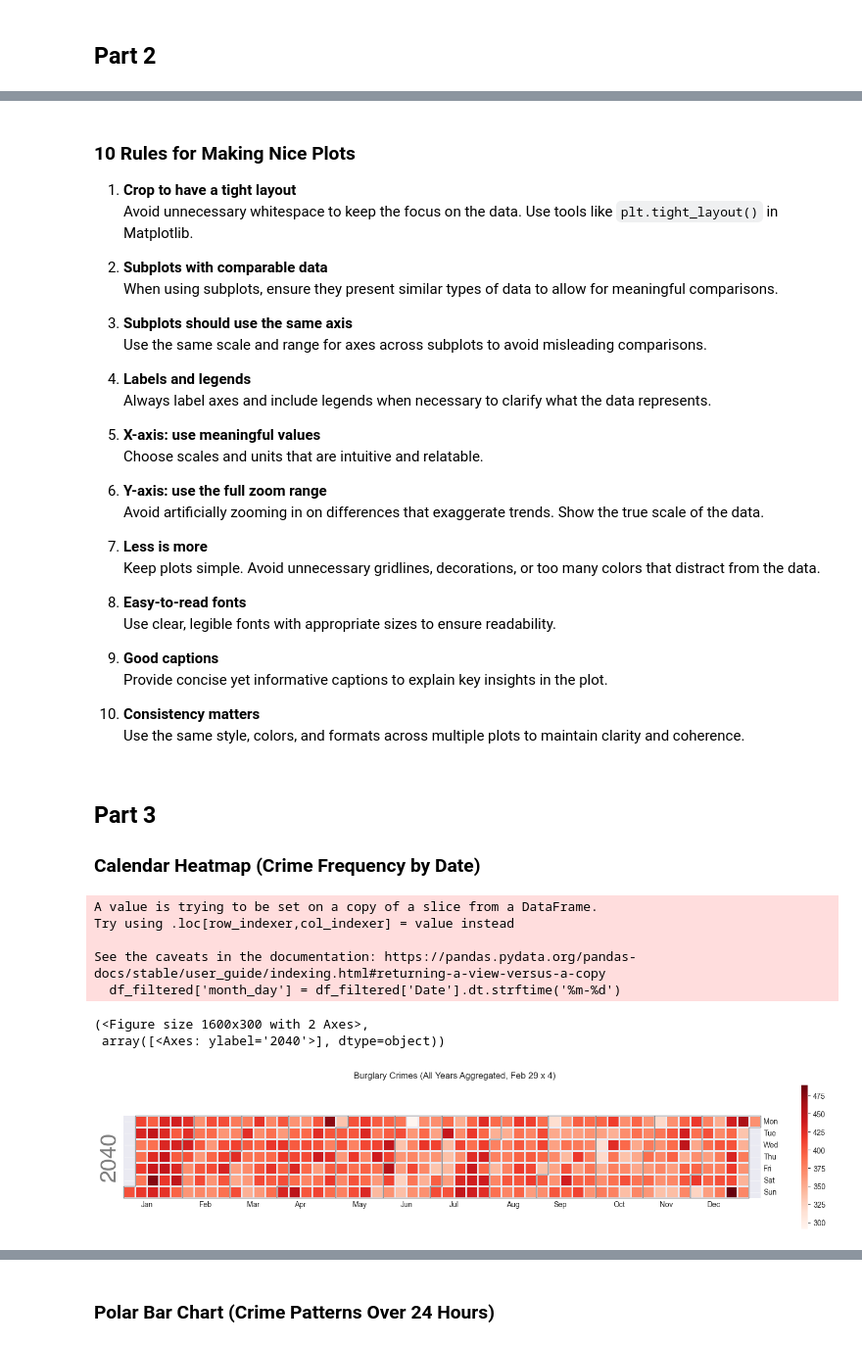
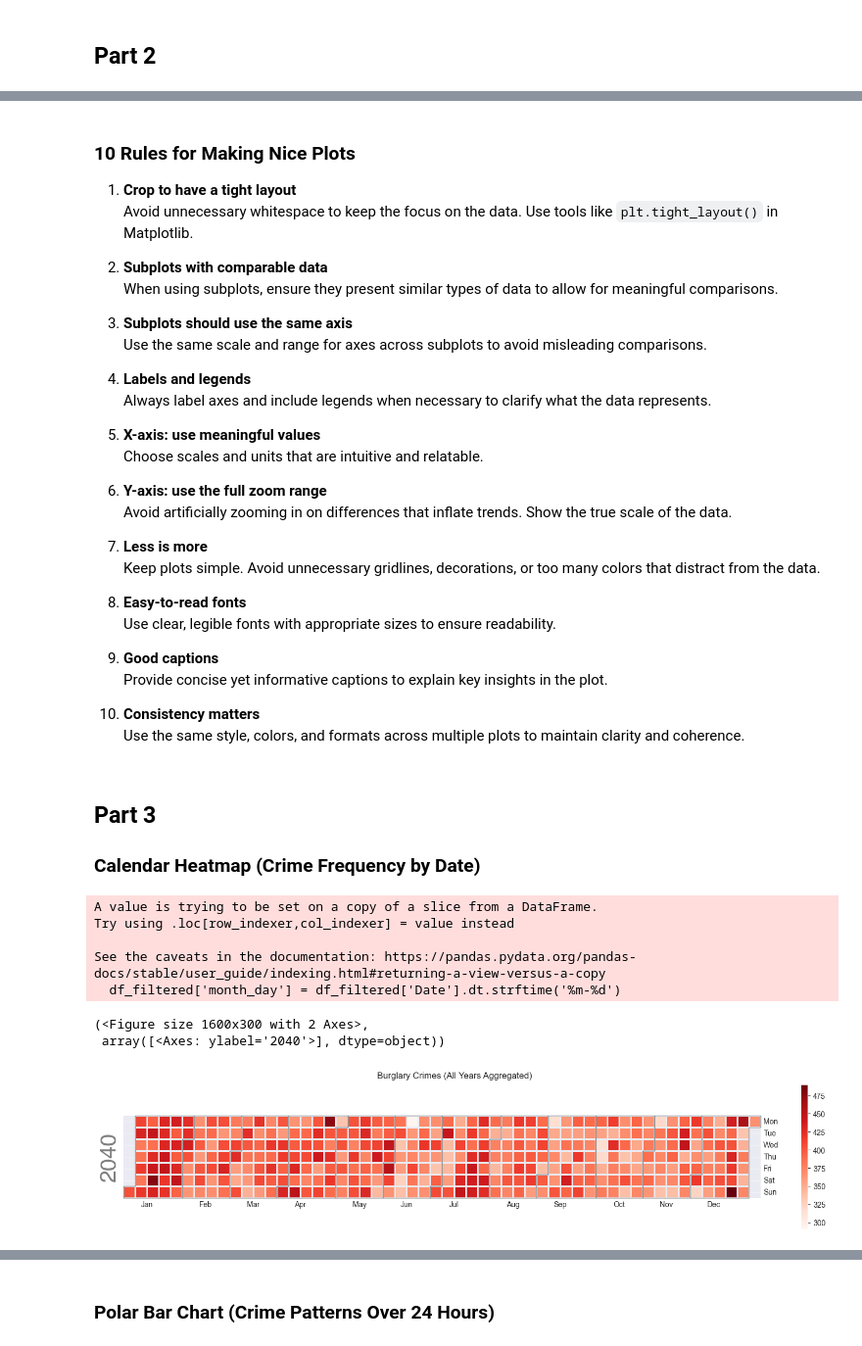
Before and after one commit to mathiaskrois/-socialdata2025-MMC-, a Jupyter notebook: Assignments/A1/A1.ipynb, the cells around one changed output, grey strips where cells are left out. Shown at 98% size. Cells and saved outputs as stored; diff of their text form; code cells hidden in the pictures.

```diff
--- a/Assignments/A1/A1.ipynb
+++ b/Assignments/A1/A1.ipynb
@@ -79,8 +80,8 @@ column_mapping = {
     'PdDistrict': 'PoliceDistrict',
     'Resolution': 'Resolution',
     'year': 'Year',
-    'X': 'Longitude',   # Adjust if your x actually represents Latitude
-    'Y': 'Latitude'     # Adjust if your y actually represents Longitude
+    'X': 'Longitude',
+    'Y': 'Latitude'
 }
 
 # Select and rename columns in df1
@@ -93,7 +94,10 @@ df2 = df2[['Incident Number', 'Incident Code', 'Incident Category', 'Incident Su
 df2.columns = ['IncidentNumber', 'IncidentCode', 'Category', 'Subcategory', 'Date',
                'Time', 'PoliceDistrict', 'Resolution', 'Year', 'Latitude', 'Longitude']
 
-# Define the category mapping, using both category and subcategory
+df1 = df1.apply(lambda x: x.str.upper() if x.dtype == "object" else x)
+df2 = df2.apply(lambda x: x.str.upper() if x.dtype == "object" else x)
+
+# Define the category mapping
 category_mapping = {
     "LARCENY/THEFT": {"Category": ["LARCENY THEFT"], "Subcategory": ["LARCENY THEFT - OTHER", "LARCENY - FROM VEHICLE", "LARCENY THEFT - BICYCLE", "LARCENY THEFT - SHOPLIFTING", "LARCENY THEFT - FROM BUILDING", "LARCENY THEFT - PICKPOCKET", "LARCENY - AUTO PARTS", "LARCENY THEFT - PURSE SNATCH"]},
     "VEHICLE THEFT": {"Category": ["MOTOR VEHICLE THEFT"], "Subcategory": ["MOTOR VEHICLE THEFT (ATTEMPTED)"]},
@@ -292,7 +325,7 @@ Always label axes and include legends when necessary to clarify what the data re
 Choose scales and units that are intuitive and relatable.
 
 6. **Y-axis: use the full zoom range**
-Avoid artificially zooming in on differences that exaggerate trends. Show the true scale of the data.
+Avoid artificially zooming in on differences that inflate trends. Show the true scale of the data.
 
 7. **Less is more**
 Keep plots simple. Avoid unnecessary gridlines, decorations, or too many colors that distract from the data.
@@ -310,61 +343,60 @@ Use the same style, colors, and formats across multiple plots to maintain clarit
 
 ### Calendar Heatmap (Crime Frequency by Date)
 # %%
-# 1. Convert date column to datetime (if not already)
+# Convert date column to datetime (if not already)
 df['Date'] = pd.to_datetime(df['Date'])
 
-# 2. (Optional) Filter DataFrame for a specific crime type, e.g. "burglary"
+# Filter DataFrame for a specific crime type, e.g. "burglary"
 df_filtered = df[df['Category'] == 'BURGLARY']
 
-# 3. Collapse multiple years into (month-day)
+# Collapse multiple years into (month-day)
 df_filtered['month_day'] = df_filtered['Date'].dt.strftime('%m-%d')
 
-# 4. Aggregate crime counts by month_day
+# Aggregate crime counts by month_day
 crime_counts = (
     df_filtered
     .groupby('month_day')
-    .size()                # or .agg(...) for other stats
+    .size()
     .rename('crime_count')
 )
 
-# 5. Multiply Feb 29 by 4 (only if it exists)
+# Multiply Feb 29 by 4 (to not screw the color as this date is only represented once every 4th year)
 if '02-29' in crime_counts.index:
     crime_counts.loc['02-29'] *= 4
 
-# 6. Create a "fake year" date range, including Feb 29 if you want it in the heatmap
-fake_year = 2040   # 2020 is a leap year, so it includes 02-29
+# Create a "fake year" date range because this method needs one year and is not made far accumulating the years
+fake_year = 2040
 all_days = pd.date_range(
     start=f'{fake_year}-01-01',
     end=f'{fake_year}-12-31',
     freq='D'
 )
 
-# 7. Build a DataFrame for that fake year
+# Build a DataFrame for that fake year
 fake_df = pd.DataFrame(index=all_days)
 fake_df.index.name = 'date'
 fake_df['month_day'] = fake_df.index.strftime('%m-%d')
 
-# 8. Merge crime counts onto the fake year DataFrame
+# Merge crime counts onto the fake year DataFrame
 fake_df = fake_df.reset_index().merge(crime_counts, on='month_day', how='left')
 
-# 9. Re-set the index, fill missing values with 0
+# Re-set the index, fill missing values with 0
 fake_df.set_index('date', inplace=True)
-fake_df['crime_count'].fillna(0, inplace=True)
 
-# 10. Plot with calplot, horizontal colorbar
+# Plot with calplot, horizontal colorbar
 calplot.calplot(
     data=fake_df['crime_count'],
     cmap='Reds',
     colorbar=True,
-    suptitle='Burglary Crimes (All Years Aggregated, Feb 29 x 4)',
+    suptitle='Burglary Crimes (All Years Aggregated)',
     figsize=(16, 3)
 )
 # %% [output]
 A value is trying to be set on a copy of a slice from a DataFrame.
 Try using .loc[row_indexer,col_indexer] = value instead
 
 See the caveats in the documentation: https://pandas.pydata.org/pandas-docs/stable/user_guide/indexing.html#returning-a-view-versus-a-copy
   df_filtered['month_day'] = df_filtered['Date'].dt.strftime('%m-%d')
 (<Figure size 1600x300 with 2 Axes>,
  array([<Axes: ylabel='2040'>], dtype=object))
-[figure, old version]
+[figure, new version]
```
Also changed, not shown: parts of 38 cells of this notebook.
